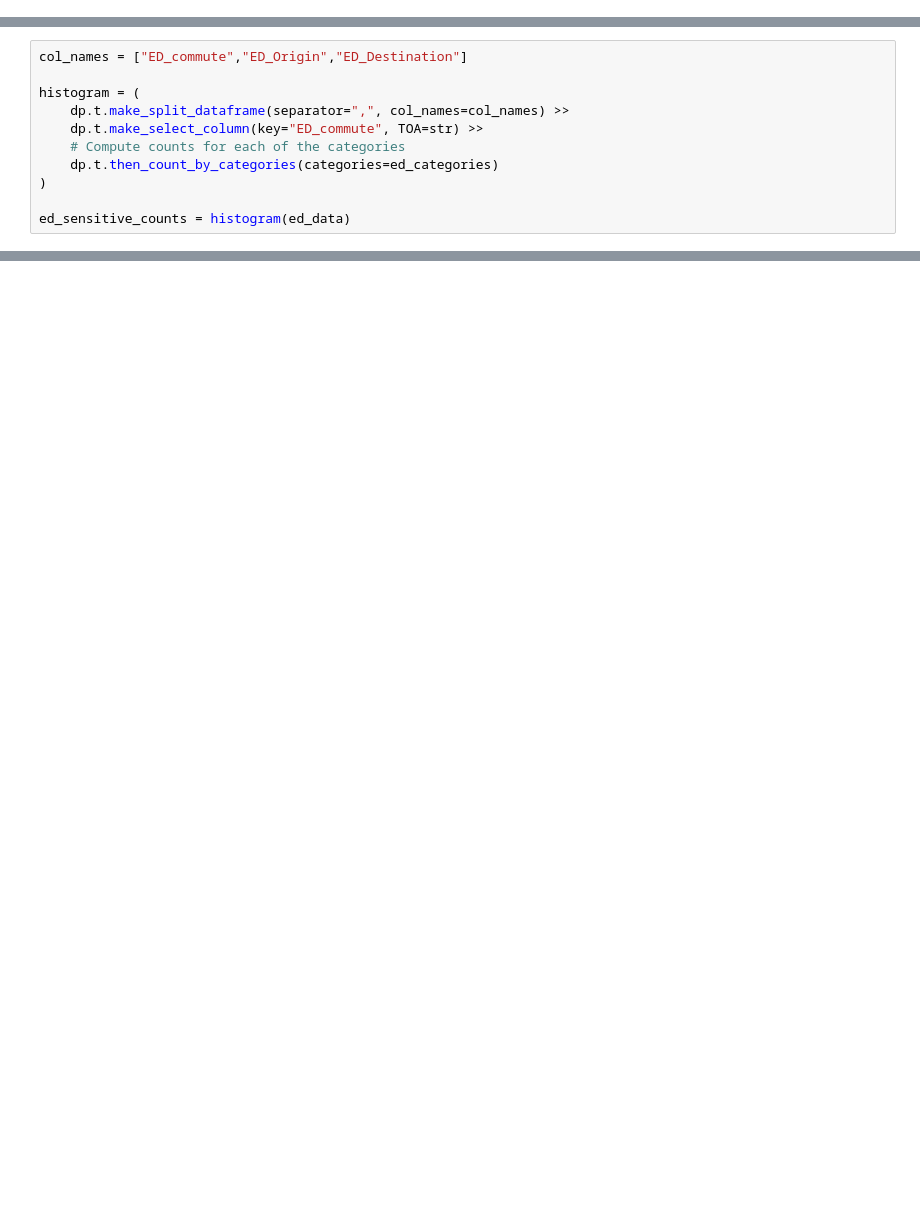
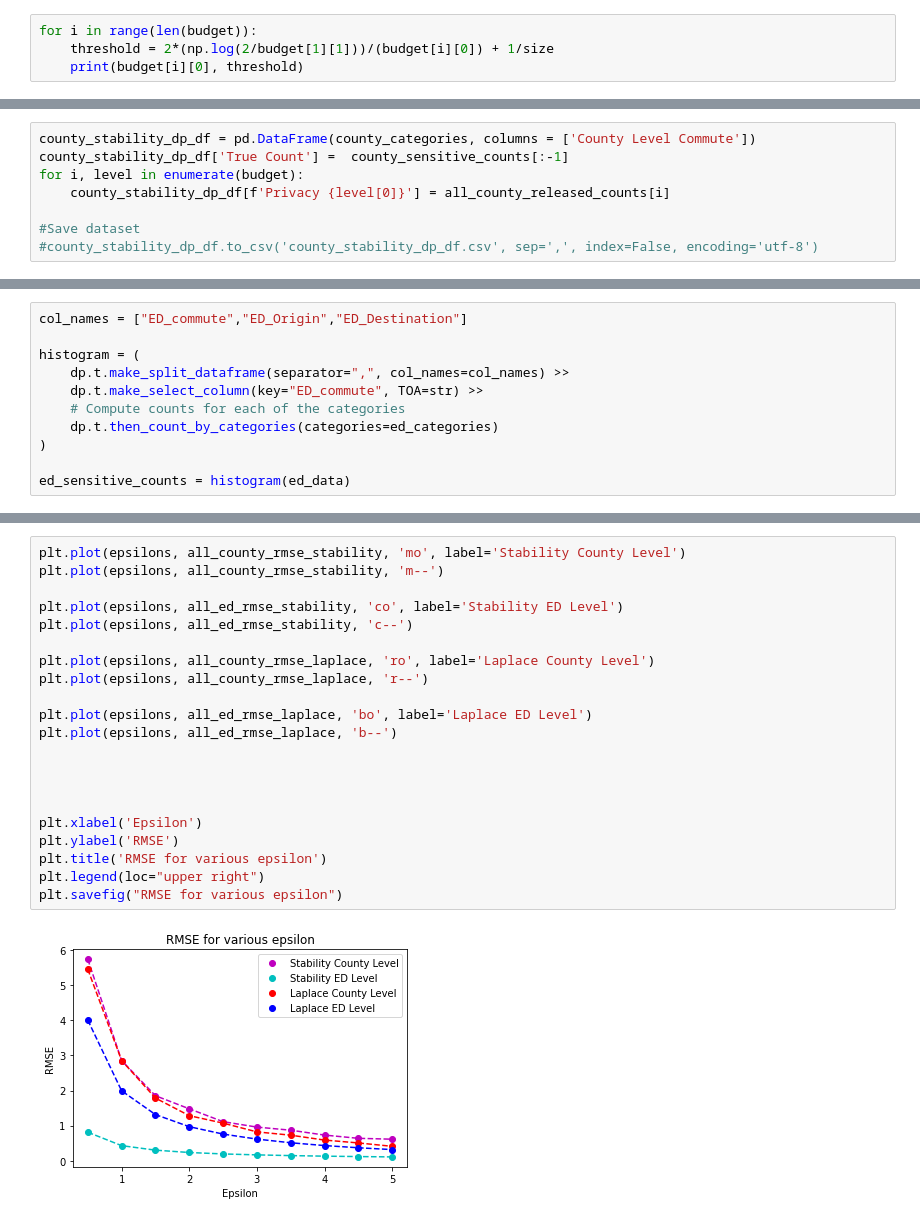
Before and after one commit to avalouisefinnegan/Thesis_DP, a Jupyter notebook: central_dp_stability_histogram.ipynb, the cells around one changed output, grey strips where cells are left out. Saved outputs shown, nothing was run; the diff lists cells and outputs as text; blank space fills up the shorter version.

```diff
--- a/central_dp_stability_histogram.ipynb
+++ b/central_dp_stability_histogram.ipynb
@@ -6,3 +6,7 @@ import numpy as np
 import opendp.prelude as dp
 dp.enable_features("contrib")
 dp.enable_features("floating-point")
+# %%
+for i in range(len(budget)):
+    threshold = 2*(np.log(2/budget[1][1]))/(budget[i][0]) + 1/size
+    print(budget[i][0], threshold)
@@ -170 +121,9 @@ postprocessed_counts
+# %%
+county_stability_dp_df = pd.DataFrame(county_categories, columns = ['County Level Commute'])
+county_stability_dp_df['True Count'] =  county_sensitive_counts[:-1]
+for i, level in enumerate(budget):
+    county_stability_dp_df[f'Privacy {level[0]}'] = all_county_released_counts[i]
+
+#Save dataset
+#county_stability_dp_df.to_csv('county_stability_dp_df.csv', sep=',', index=False, encoding='utf-8')
 # %%
@@ -520,0 +451,23 @@ plot_histogram(sensitive_counts[0:50], as_array(released_counts)[0:50])
+# %%
+plt.plot(epsilons, all_county_rmse_stability, 'mo', label='Stability County Level')
+plt.plot(epsilons, all_county_rmse_stability, 'm--')
+
+plt.plot(epsilons, all_ed_rmse_stability, 'co', label='Stability ED Level')
+plt.plot(epsilons, all_ed_rmse_stability, 'c--')
+
+plt.plot(epsilons, all_county_rmse_laplace, 'ro', label='Laplace County Level')
+plt.plot(epsilons, all_county_rmse_laplace, 'r--')
+
+plt.plot(epsilons, all_ed_rmse_laplace, 'bo', label='Laplace ED Level')
+plt.plot(epsilons, all_ed_rmse_laplace, 'b--')
+
+
+
+
+plt.xlabel('Epsilon')
+plt.ylabel('RMSE')
+plt.title('RMSE for various epsilon')
+plt.legend(loc="upper right")
+plt.savefig("RMSE for various epsilon")
+# %% [output]
+[figure, added]
```
Also changed, not shown: parts of 72 cells of this notebook, 1 other file.
